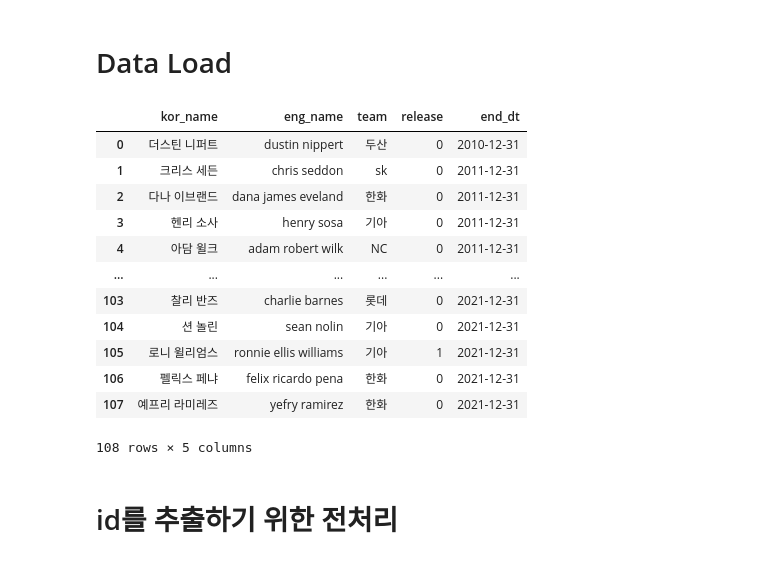
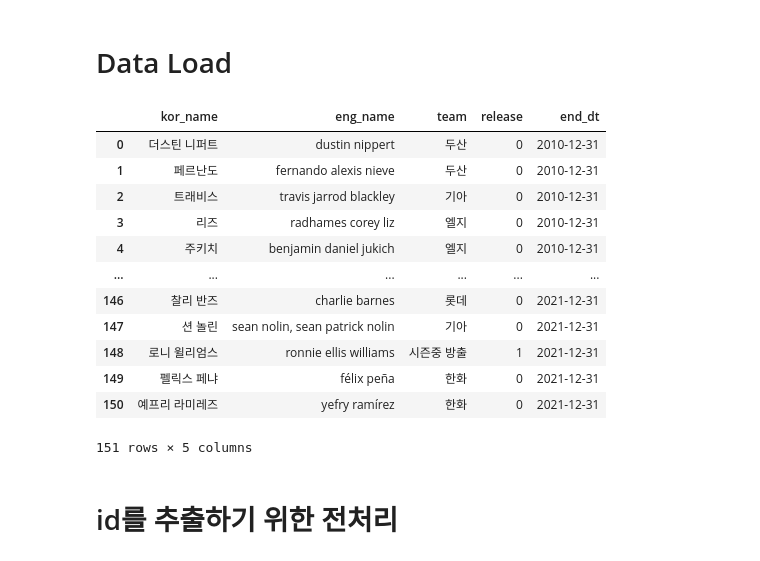
Before and after one commit to Tae-Hyeon-Kim/Analysis-of-KBO-Foreign-Pitchers, a Jupyter notebook: get_savant_data.ipynb, the cells around one changed output. Cells and saved outputs as stored; diff of their text form; code cells hidden in the pictures.

```diff
--- a/get_savant_data.ipynb
+++ b/get_savant_data.ipynb
@@ -4,22 +4,22 @@ import numpy as np
 import pybaseball
 # %% [markdown]
 # Data Load
-# %%
-players_lst = pd.read_csv('data/2011_2022_players_list.csv')
-players_lst
-# %% [output]
-|  | kor_name | eng_name | team | release | end_dt |
-| 0 | 더스틴 니퍼트 | dustin nippert | 두산 | 0 | 2010-12-31 |
-| 1 | 크리스 세든 | chris seddon | sk | 0 | 2011-12-31 |
-| 2 | 다나 이브랜드 | dana james eveland | 한화 | 0 | 2011-12-31 |
-| 3 | 헨리 소사 | henry sosa | 기아 | 0 | 2011-12-31 |
-| 4 | 아담 윌크 | adam robert wilk | NC | 0 | 2011-12-31 |
-| ... | ... | ... | ... | ... | ... |
-| 103 | 찰리 반즈 | charlie barnes | 롯데 | 0 | 2021-12-31 |
-| 104 | 션 놀린 | sean nolin | 기아 | 0 | 2021-12-31 |
-| 105 | 로니 윌리엄스 | ronnie ellis williams | 기아 | 1 | 2021-12-31 |
-| 106 | 펠릭스 페냐 | felix ricardo pena | 한화 | 0 | 2021-12-31 |
-| 107 | 예프리 라미레즈 | yefry ramirez | 한화 | 0 | 2021-12-31 |
-108 rows × 5 columns
+# %%
+players_df = pd.read_csv('new_data/players_df.csv')
+players_df
+# %% [output]
+|  | kor_name | eng_name | team | release | end_dt |
+| 0 | 더스틴 니퍼트 | dustin nippert | 두산 | 0 | 2010-12-31 |
+| 1 | 페르난도 | fernando alexis nieve | 두산 | 0 | 2010-12-31 |
+| 2 | 트래비스 | travis jarrod blackley | 기아 | 0 | 2010-12-31 |
+| 3 | 리즈 | radhames corey liz | 엘지 | 0 | 2010-12-31 |
+| 4 | 주키치 | benjamin daniel jukich | 엘지 | 0 | 2010-12-31 |
+| ... | ... | ... | ... | ... | ... |
+| 146 | 찰리 반즈 | charlie barnes | 롯데 | 0 | 2021-12-31 |
+| 147 | 션 놀린 | sean nolin, sean patrick nolin | 기아 | 0 | 2021-12-31 |
+| 148 | 로니 윌리엄스 | ronnie ellis williams | 시즌중 방출 | 1 | 2021-12-31 |
+| 149 | 펠릭스 페냐 | félix peña | 한화 | 0 | 2021-12-31 |
+| 150 | 예프리 라미레즈 | yefry ramírez | 한화 | 0 | 2021-12-31 |
+151 rows × 5 columns
 # %% [markdown]
 # id를 추출하기 위한 전처리
```
Also changed, not shown: parts of 75 cells of this notebook, 6 other files.
